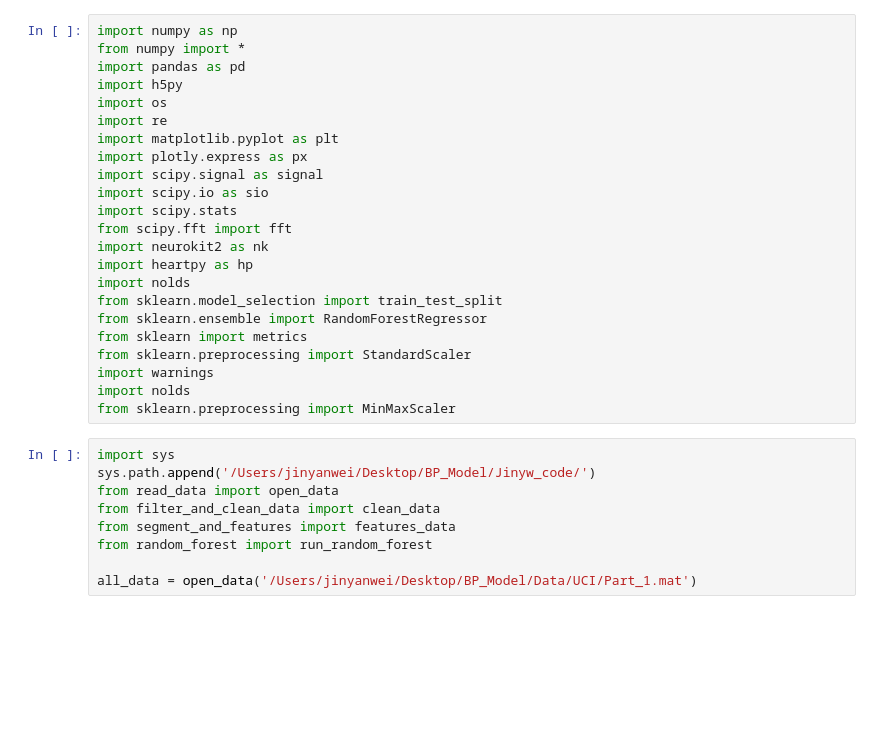
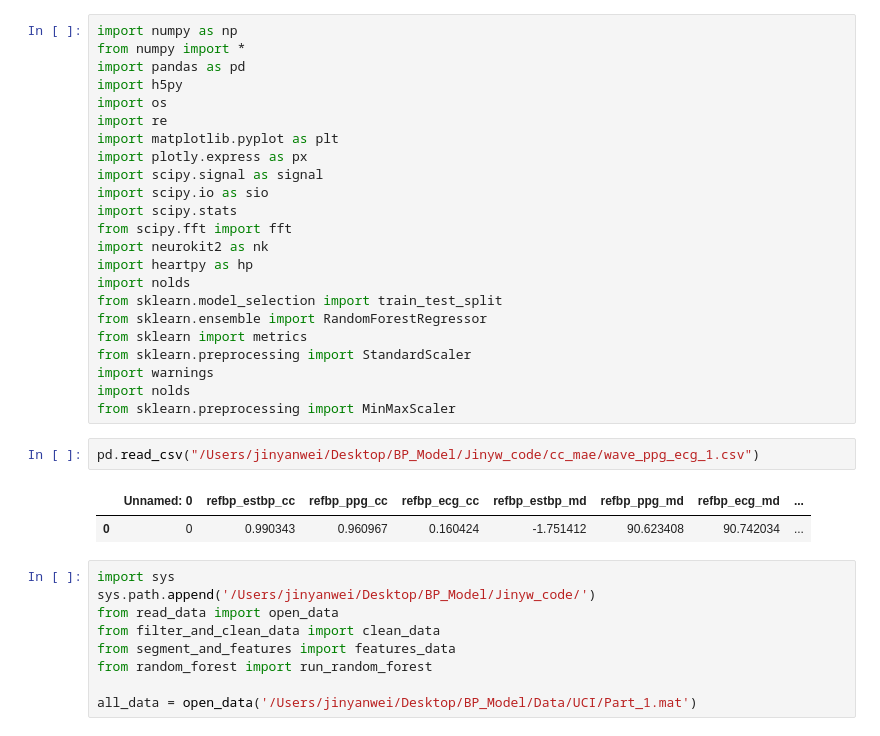
Before and after one commit to YanweiJIN/BP_Model, a Jupyter notebook: Jinyw_code/cc_mae/cc_mae_code.ipynb, the cells around one changed output. Saved outputs shown, nothing was run; the diff lists cells and outputs as text; blank space fills up the shorter version.

```diff
--- a/Jinyw_code/cc_mae/cc_mae_code.ipynb
+++ b/Jinyw_code/cc_mae/cc_mae_code.ipynb
@@ -21,6 +21,11 @@ from sklearn.preprocessing import StandardScaler
 import warnings
 import nolds
 from sklearn.preprocessing import MinMaxScaler
+# %%
+pd.read_csv("/Users/jinyanwei/Desktop/BP_Model/Jinyw_code/cc_mae/wave_ppg_ecg_1.csv")
+# %% [output]
+|  | Unnamed: 0 | refbp_estbp_cc | refbp_ppg_cc | refbp_ecg_cc | refbp_estbp_md | refbp_ppg_md | refbp_ecg_md | ... |
+| 0 | 0 | 0.990343 | 0.960967 | 0.160424 | -1.751412 | 90.623408 | 90.742034 | ... |
 # %%
 import sys
 sys.path.append('/Users/jinyanwei/Desktop/BP_Model/Jinyw_code/')
```
Also changed, not shown: parts of 5 cells of this notebook, 6 other files.
